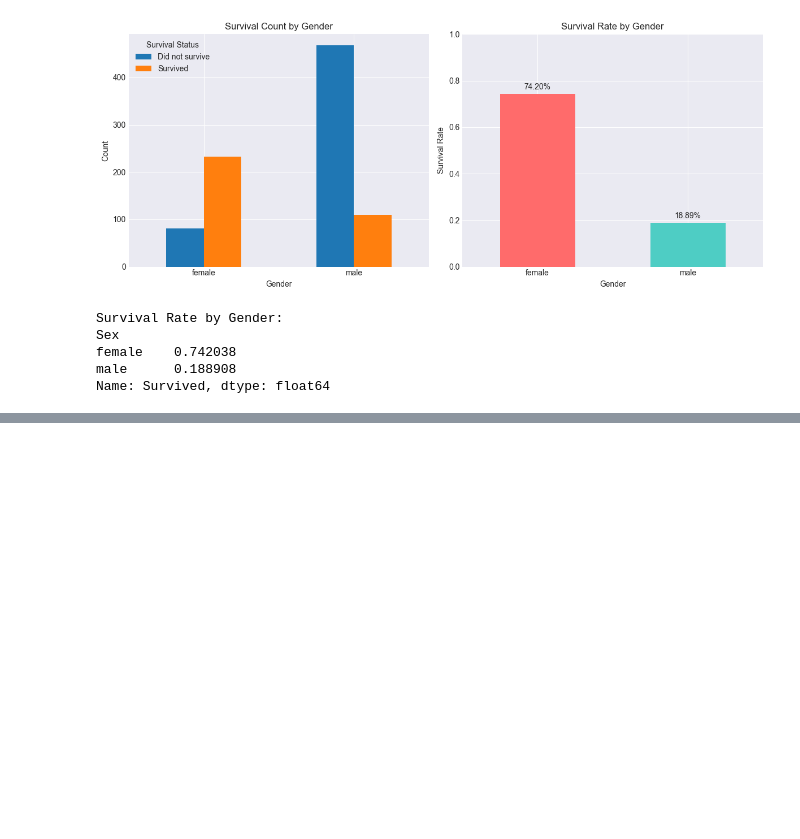
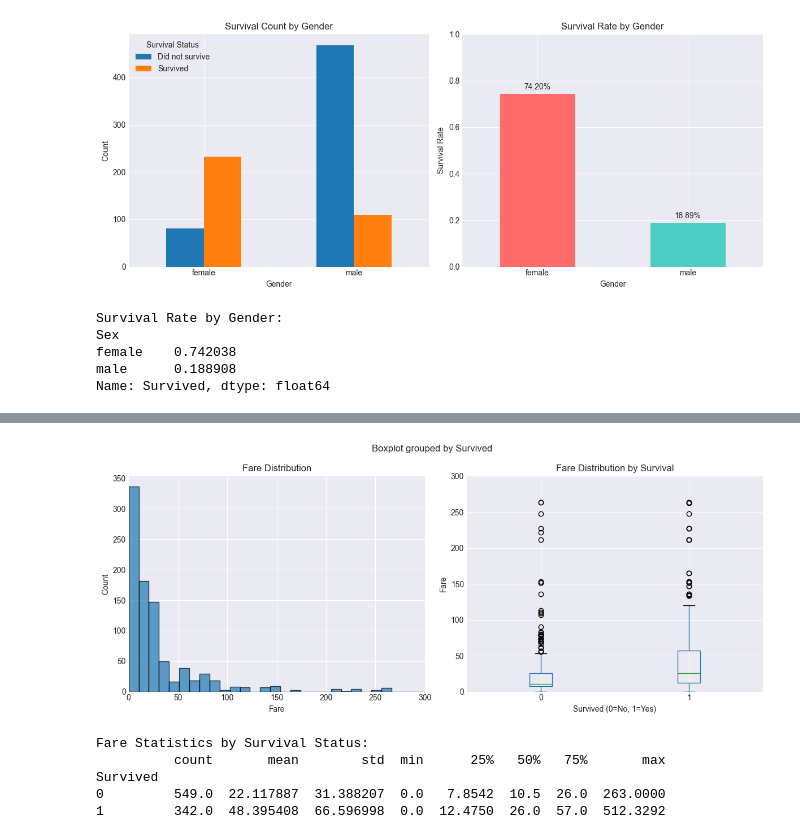
Before and after one commit to ka4en3/titanic-eda, a Jupyter notebook: titanic_eda.ipynb, the cells around one changed output, grey strips where cells are left out. Saved outputs shown, nothing was run; the diff lists cells and outputs as text; code cells hidden in the pictures; blank space fills up the shorter version.

Commit message:
add Analyze fare distribution

```diff
--- a/titanic_eda.ipynb
+++ b/titanic_eda.ipynb
@@ -288,0 +284,31 @@ Name: Survived, dtype: float64
+# %%
+# Cell 9: Fare analysis
+# Analyze fare distribution
+fig, axes = plt.subplots(1, 2, figsize=(12, 5))
+
+df['Fare'].hist(bins=50, edgecolor='black', alpha=0.7, ax=axes[0])
+axes[0].set_title('Fare Distribution')
+axes[0].set_xlabel('Fare')
+axes[0].set_ylabel('Count')
+axes[0].set_xlim(0, 300)  # Limit x-axis for better visualization
+
+df.boxplot(column='Fare', by='Survived', ax=axes[1])
+axes[1].set_title('Fare Distribution by Survival')
+axes[1].set_xlabel('Survived (0=No, 1=Yes)')
+axes[1].set_ylabel('Fare')
+axes[1].set_ylim(0, 300)  # Limit y-axis for better visualization
+
+plt.tight_layout()
+plt.show()
+
+# Fare statistics by survival
+fare_stats = df.groupby('Survived')['Fare'].describe()
+print("Fare Statistics by Survival Status:")
+print(fare_stats)
+# %% [output]
+[figure, added]
+Fare Statistics by Survival Status:
+          count       mean        std  min      25%   50%   75%       max
+Survived
+0         549.0  22.117887  31.388207  0.0   7.8542  10.5  26.0  263.0000
+1         342.0  48.395408  66.596998  0.0  12.4750  26.0  57.0  512.3292
```
Also changed, not shown: parts of 1 cell of this notebook.
